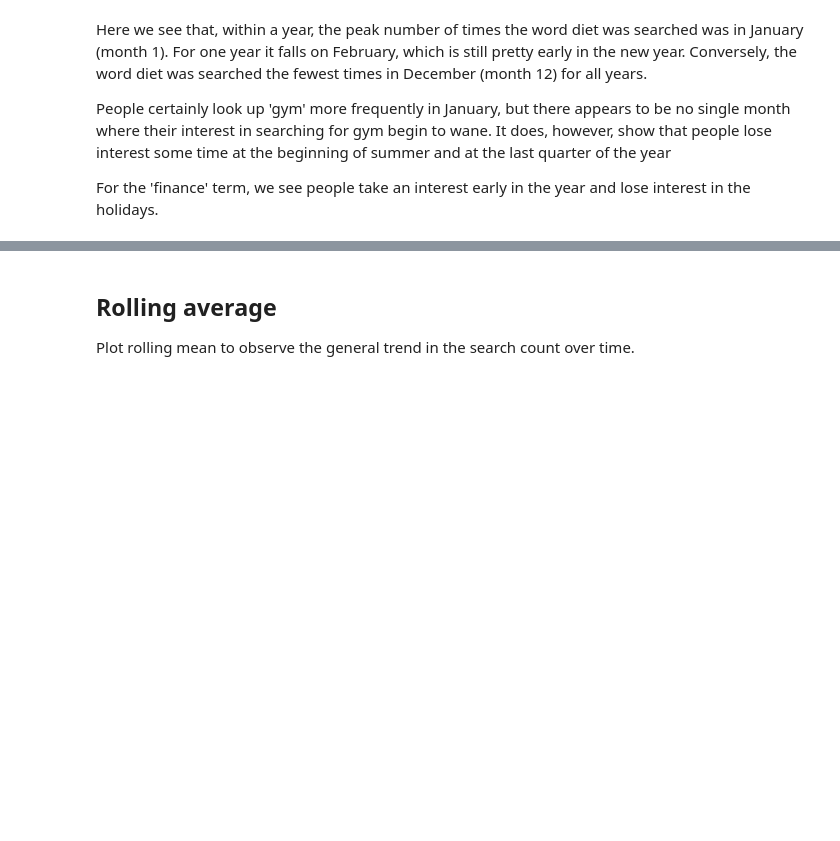
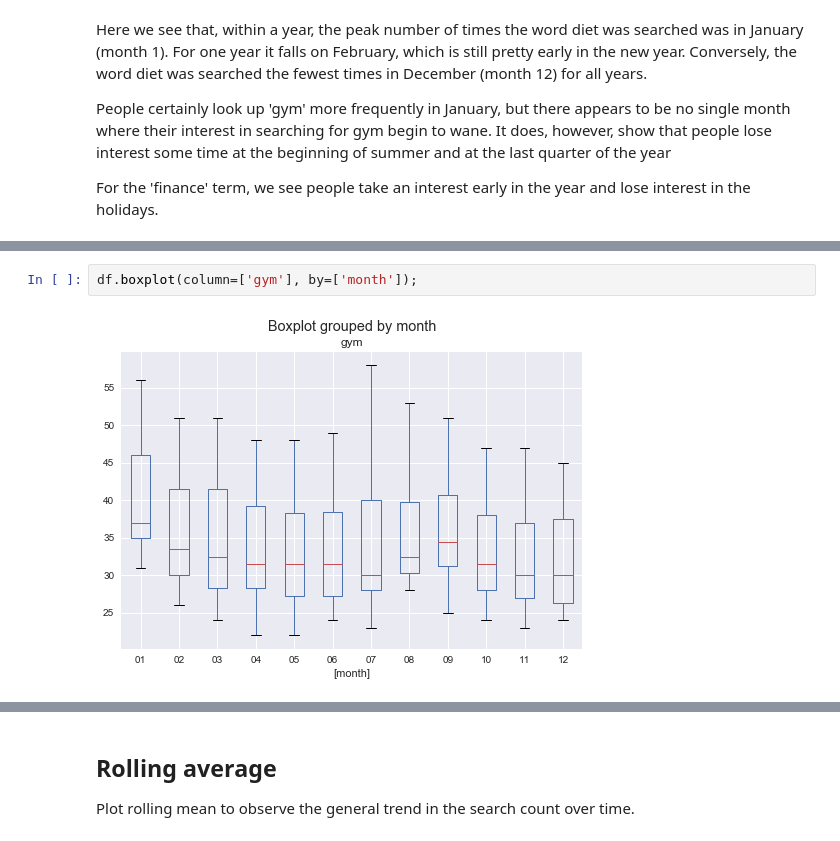
Before and after one commit to palpen/time_series_using_python, a Jupyter notebook: time_series_analysis.ipynb, the cells around one changed output, grey strips where cells are left out. Drawn from its saved outputs; the diff is of its cells as text; blank space fills up the shorter version.

```diff
--- a/time_series_analysis.ipynb
+++ b/time_series_analysis.ipynb
@@ -145,0 +154,4 @@ For the 'finance' term, we see people take an interest early in the year and los
+# %%
+df.boxplot(column=['gym'], by=['month']);
+# %% [output]
+[figure, added]
```
Also changed, not shown: parts of 3 cells of this notebook.
